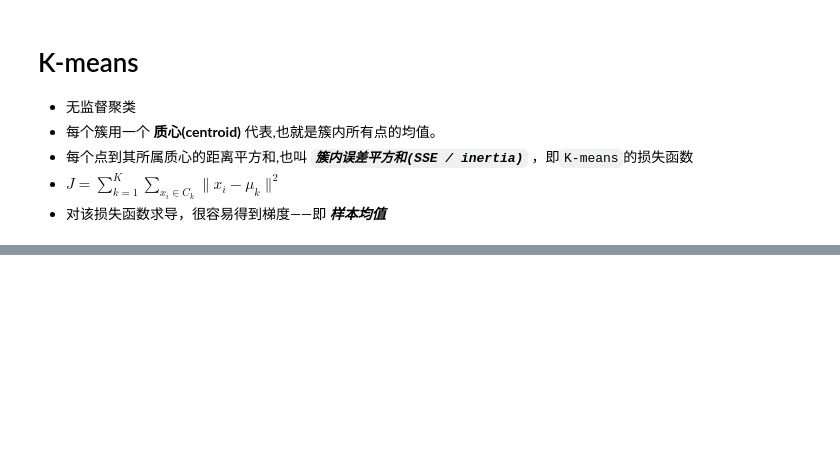
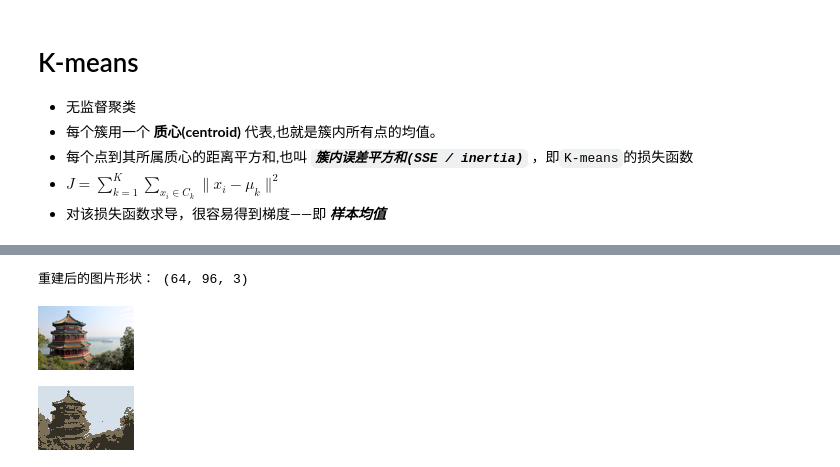
Before and after one commit to gallnutW/rookie, a Jupyter notebook: machine_learning/algorithms/K-means.ipynb, the cells around one changed output, grey strips where cells are left out. Saved outputs shown, nothing was run; the diff lists cells and outputs as text; code cells hidden in the pictures; blank space fills up the shorter version.

```diff
--- a/machine_learning/algorithms/K-means.ipynb
+++ b/machine_learning/algorithms/K-means.ipynb
@@ -133,0 +23,11 @@ plot_loss()
+# %%
+import torch
+import numpy as np
+from PIL import Image
+from sklearn.datasets import load_sample_image
+
+original = load_sample_image("china.jpg")
+image = Image.fromarray(original).resize((96, 64))
+image_array = np.array(image)
+pixel_rows = torch.tensor(image_array, dtype=torch.float32).reshape(-1, 3)
+pixels = pixel_rows / 255
@@ -133,0 +152,16 @@ plot_loss()
+# %%
+# 按原来的高度和宽度折回去，像素重新落回原来的位置。
+result = quantized_pixels.reshape(image_array.shape).numpy()
+print("重建后的图片形状：", result.shape)
+# %% [output]
+重建后的图片形状： (64, 96, 3)
+# %%
+Image.fromarray(image_array)
+# %% [output]
+[figure, added]
+# %%
+import numpy as np
+result_uint8 = np.clip(result, 0, 255).astype(np.uint8)
+Image.fromarray(result_uint8)
+# %% [output]
+[figure, added]
```
Also changed, not shown: parts of 19 cells of this notebook.
